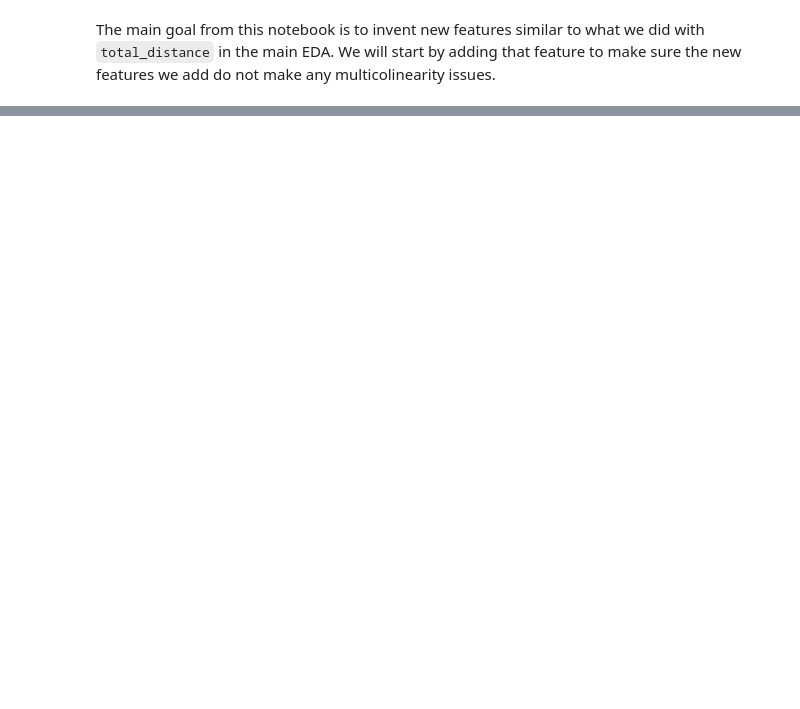
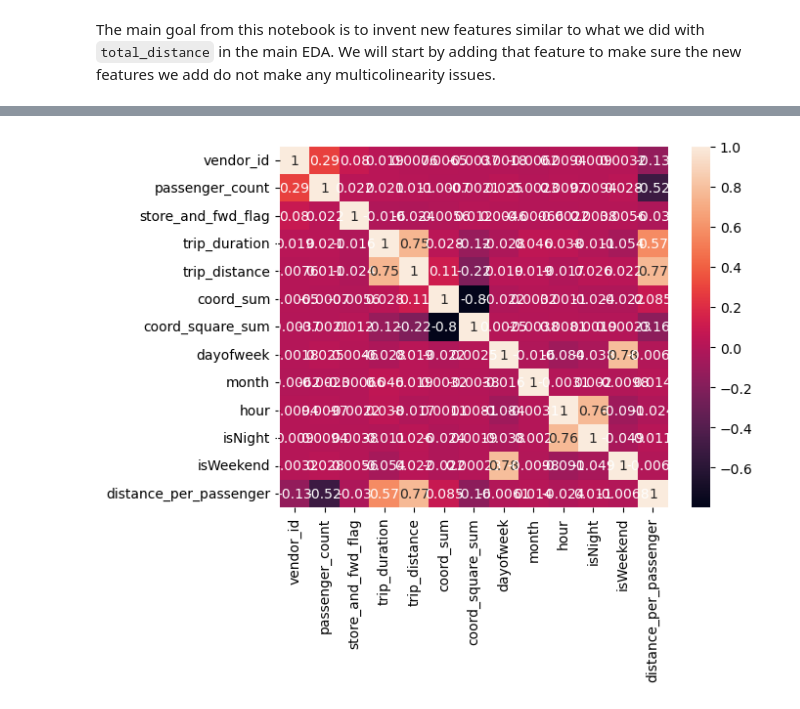
Before and after one commit to b-4her/nyc-taxi-trip-duration-api, a Jupyter notebook: notebooks/FeatureEng.ipynb, the cells around one changed output, grey strips where cells are left out. Cells and saved outputs as stored; diff of their text form; code cells hidden in the pictures; blank space fills up the shorter version.

```diff
--- a/notebooks/FeatureEng.ipynb
+++ b/notebooks/FeatureEng.ipynb
@@ -88,0 +94,2 @@ df['dayofyear'] = df.pickup_datetime.dt.dayofyear
+# %%
+df.drop("dayofyear", axis=1, inplace=True)
@@ -88,0 +98,8 @@ df['dayofyear'] = df.pickup_datetime.dt.dayofyear
+# %%
+df = df[(df["passenger_count"] != 0) & (df["passenger_count"] != 7)]  # first we remove outliers
+df["distance_per_passenger"] = df["trip_distance"] / (df["passenger_count"])
+# %%
+sns.heatmap(df.select_dtypes("number").corr(), annot=True)
+plt.show()
+# %% [output]
+[figure, added]
```
Also changed, not shown: parts of 13 cells of this notebook, 4 other files.
